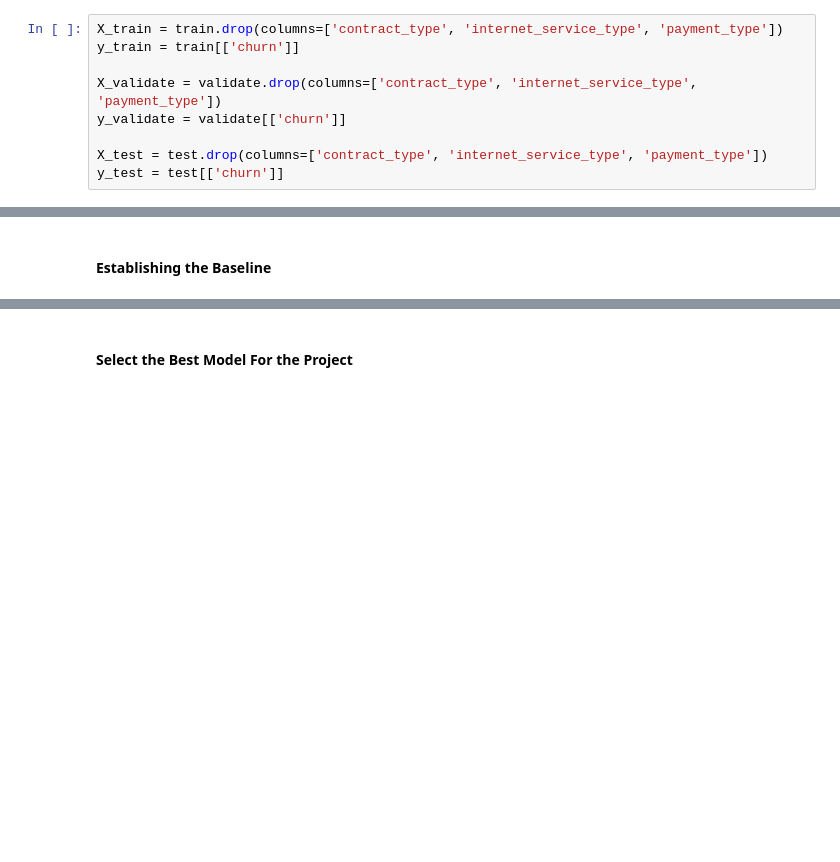
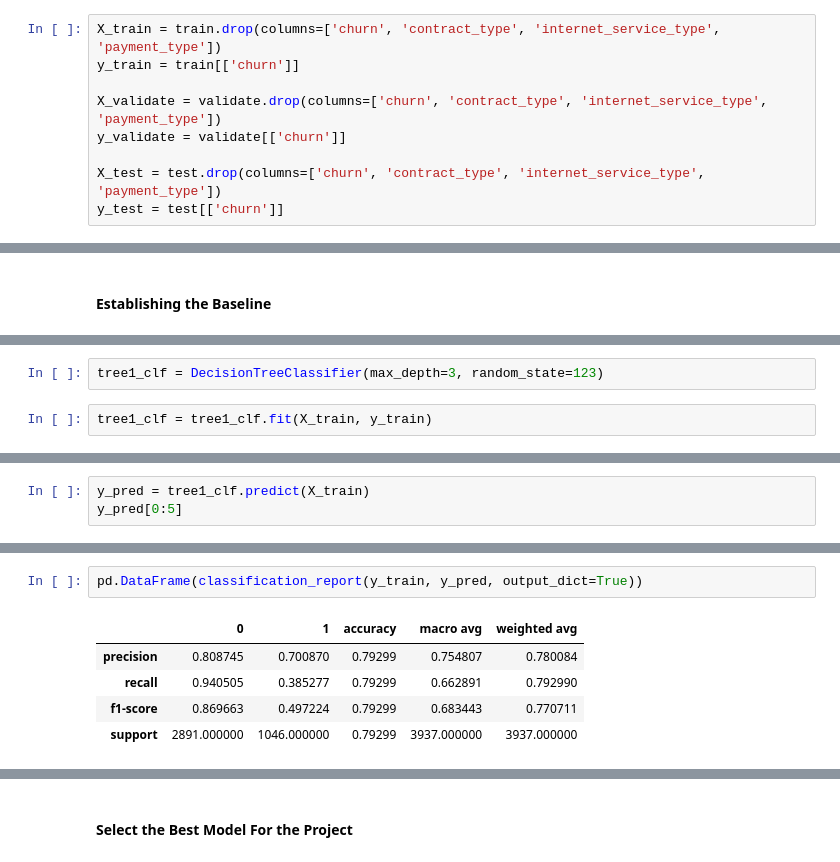
Before and after one commit to chloerwhitaker/Telco_Classification_Project, a Jupyter notebook: Telco_Classification_Report.ipynb, the cells around one changed output, grey strips where cells are left out. Drawn from its saved outputs; the diff is of its cells as text; blank space fills up the shorter version.

```diff
--- a/Telco_Classification_Report.ipynb
+++ b/Telco_Classification_Report.ipynb
@@ -457,13 +457,13 @@ We reject the null hypothesis that a customer churning and having paperless bill
 # %% [markdown]
 Before we build our models we need to define our X and Y variables and drop the three categorical features that are left.
 # %%
-X_train = train.drop(columns=['contract_type', 'internet_service_type', 'payment_type'])
+X_train = train.drop(columns=['churn', 'contract_type', 'internet_service_type', 'payment_type'])
 y_train = train[['churn']]
 
-X_validate = validate.drop(columns=['contract_type', 'internet_service_type', 'payment_type'])
+X_validate = validate.drop(columns=['churn', 'contract_type', 'internet_service_type', 'payment_type'])
 y_validate = validate[['churn']]
 
-X_test = test.drop(columns=['contract_type', 'internet_service_type', 'payment_type'])
+X_test = test.drop(columns=['churn', 'contract_type', 'internet_service_type', 'payment_type'])
 y_test = test[['churn']]
 # %%
 X_train.dtypes
@@ -491,0 +527,4 @@ dtype: object
+# %%
+tree1_clf = DecisionTreeClassifier(max_depth=3, random_state=123)
+# %%
+tree1_clf = tree1_clf.fit(X_train, y_train)
@@ -491,0 +542,3 @@ dtype: object
+# %%
+y_pred = tree1_clf.predict(X_train)
+y_pred[0:5]
@@ -491,0 +581,8 @@ dtype: object
+# %%
+pd.DataFrame(classification_report(y_train, y_pred, output_dict=True))
+# %% [output]
+|  | 0 | 1 | accuracy | macro avg | weighted avg |
+| precision | 0.808745 | 0.700870 | 0.79299 | 0.754807 | 0.780084 |
+| recall | 0.940505 | 0.385277 | 0.79299 | 0.662891 | 0.792990 |
+| f1-score | 0.869663 | 0.497224 | 0.79299 | 0.683443 | 0.770711 |
+| support | 2891.000000 | 1046.000000 | 0.79299 | 3937.000000 | 3937.000000 |
```
Also changed, not shown: parts of 58 cells of this notebook.
